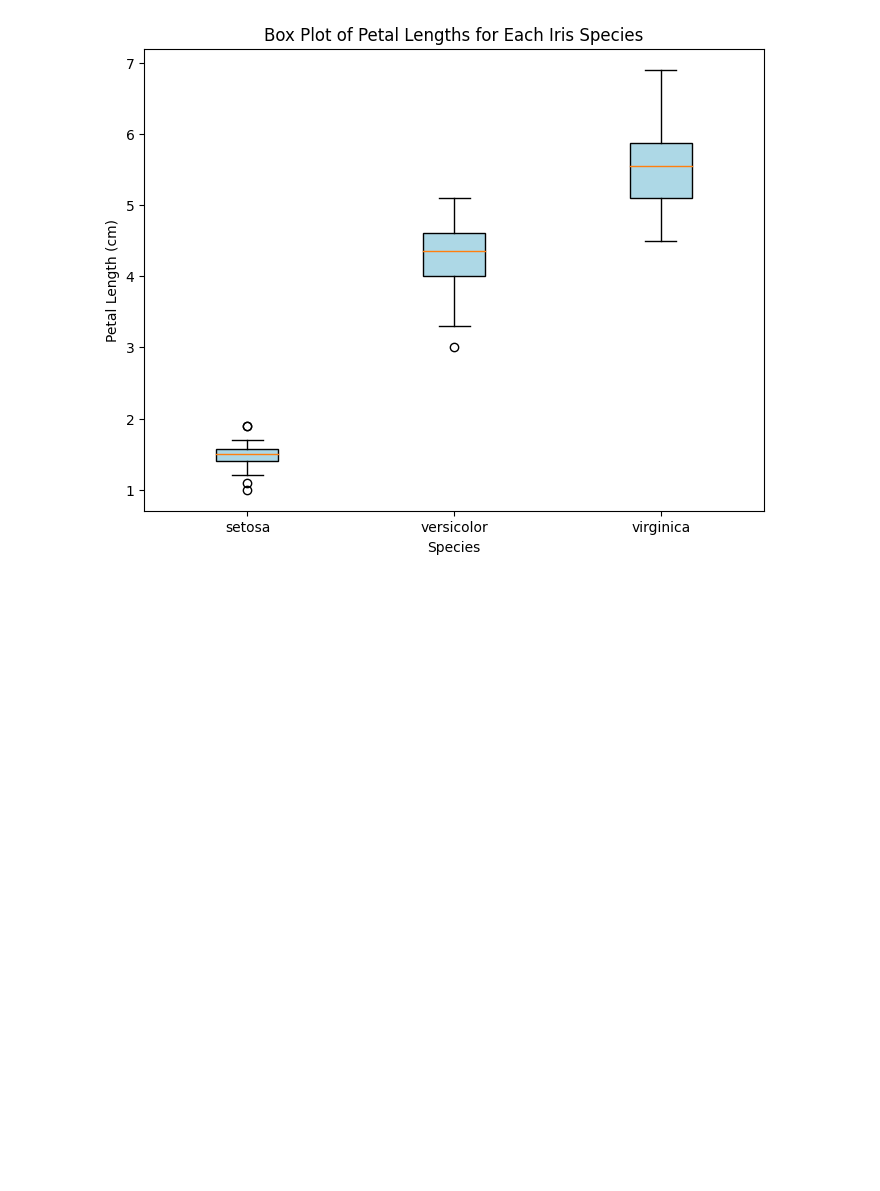
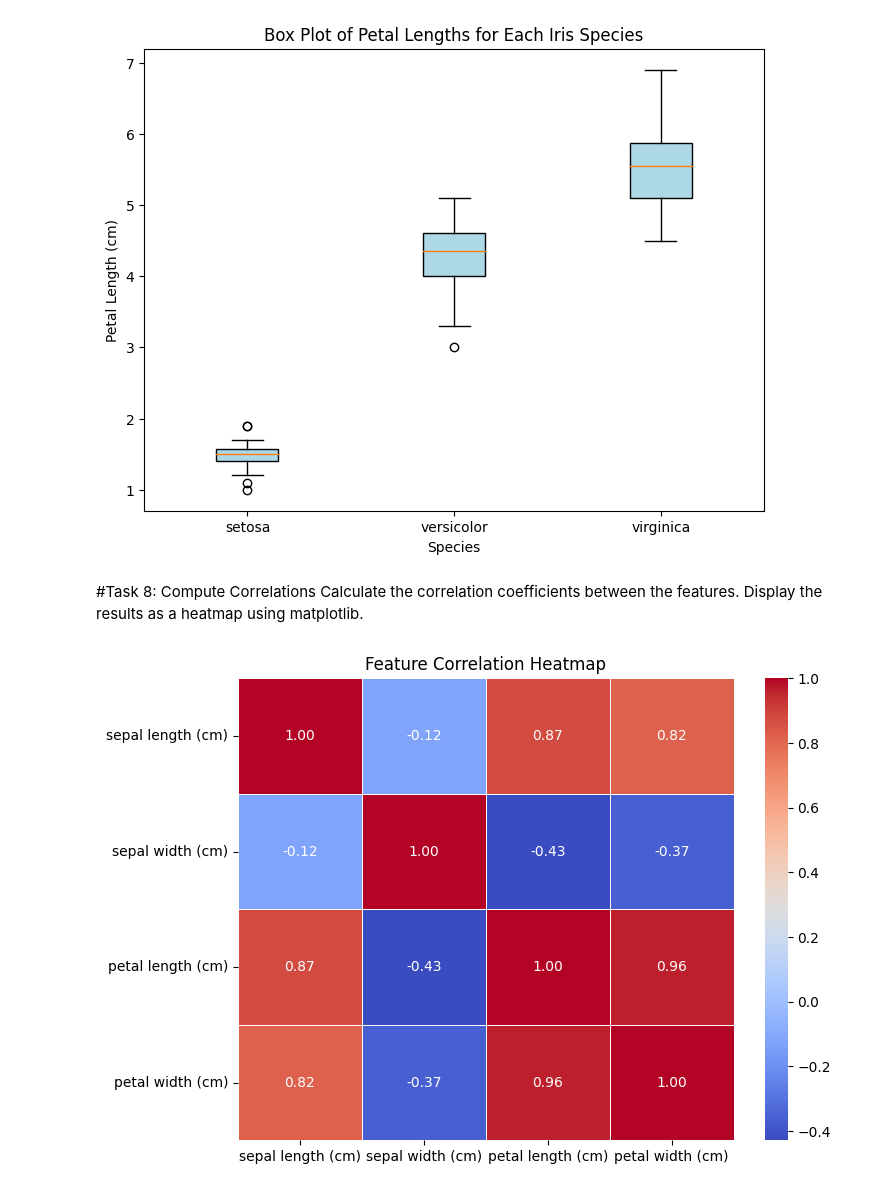
Before and after one commit to corpuschris/principles-mywork, a Jupyter notebook: tasks.ipynb, the cells around one changed output. Cells and saved outputs as stored; diff of their text form; code cells hidden in the pictures; blank space fills up the shorter version.

Commit message:
task 8 and adjustments

```diff
--- a/tasks.ipynb
+++ b/tasks.ipynb
@@ -283,3 +283,34 @@ plt.title("Box Plot of Petal Lengths for Each Iris Species")
 plt.show()
 # %% [output]
 [figure]
+# %% [markdown]
+#Task 8: Compute Correlations
+Calculate the correlation coefficients between the features.
+Display the results as a heatmap using matplotlib.
+# %%
+import pandas as pd
+import numpy as np
+import matplotlib.pyplot as plt
+import seaborn as sns
+from sklearn.datasets import load_iris
+
+# Load the dataset
+iris = load_iris()
+
+# Convert to DataFrame
+df = pd.DataFrame(iris.data, columns=iris.feature_names)
+
+# Compute the correlation matrix
+correlation_matrix = df.corr()
+
+# Create a heatmap using seaborn
+plt.figure(figsize=(8, 6))
+sns.heatmap(correlation_matrix, annot=True, cmap='coolwarm', fmt=".2f", linewidths=0.5)
+
+# Add a title
+plt.title("Feature Correlation Heatmap")
+
+# Show the heatmap
+plt.show()
+# %% [output]
+[figure, added]
```
Also changed, not shown: 1 other file.
